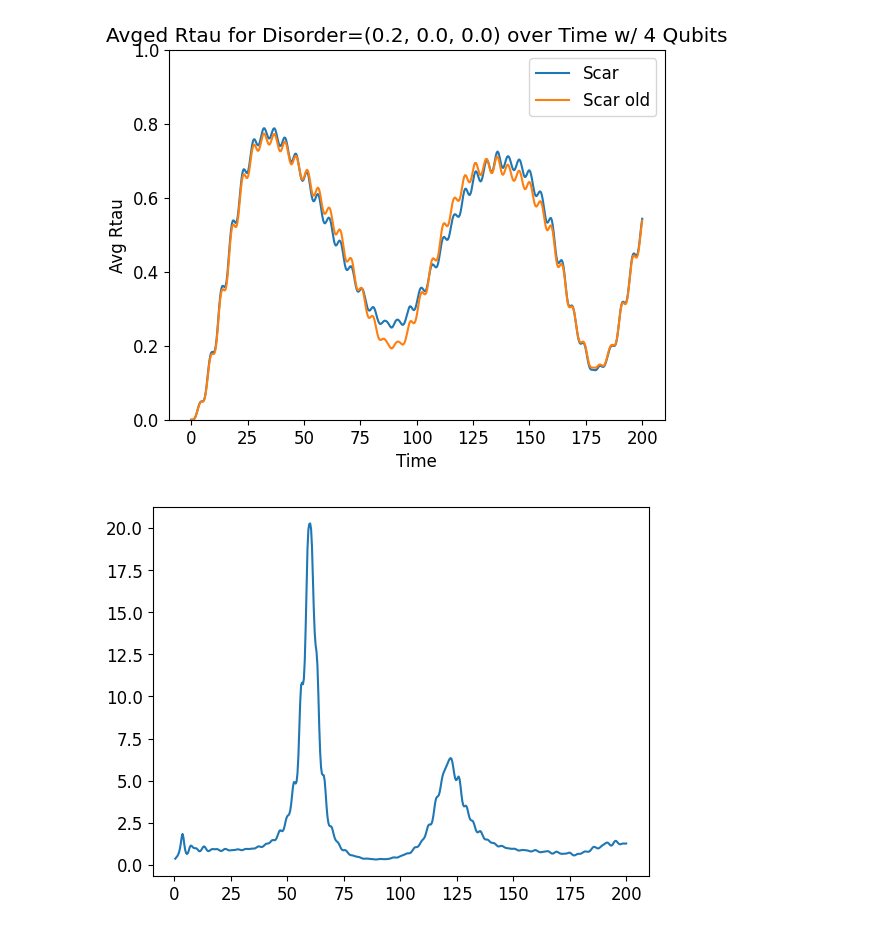
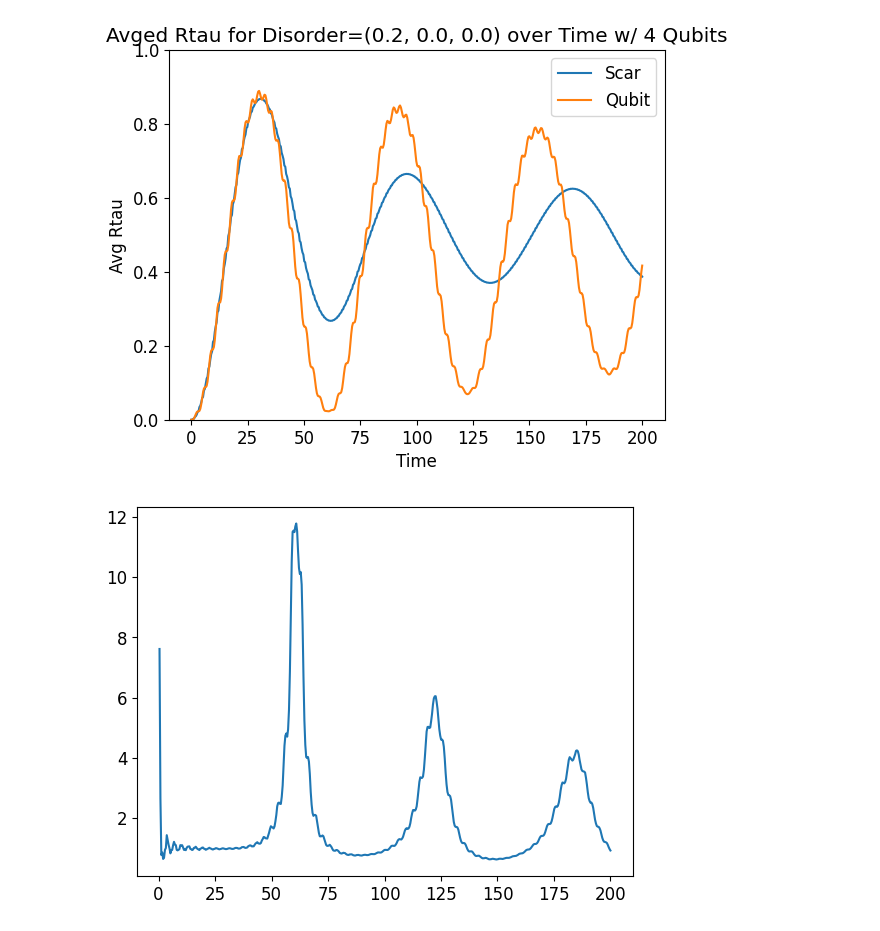
Before and after one commit to Idden/Quantum-Internship, a Jupyter notebook: Quantum_Batteries_Scars/disorder_tests/simple_disorder.ipynb, the cells around one changed output. Saved outputs shown, nothing was run; the diff lists cells and outputs as text; code cells hidden in the pictures.

Commit message:
random testing

```diff
--- a/Quantum_Batteries_Scars/disorder_tests/simple_disorder.ipynb
+++ b/Quantum_Batteries_Scars/disorder_tests/simple_disorder.ipynb
@@ -5,27 +5,29 @@ import matplotlib.pyplot as plt
 from quantumScarFunctions import *
 from quantumScarsPlotting import *
 # %%
-wd = 0.6365091993031
+wd = 0.6366896896896898
 wm = 1.0
 tlist = np.linspace(0, 200, 500)
 dz = 0.2
 dy = 0.0
 dx = 0.0
 N = 4
-reals = 1
+reals = 100
 amp = 0.1
-args = {"A": amp, "omega": wd}
+args = {"A": amp, "omega": wd * 5.0}
 qargs = {"A": amp, "omega": wm}
 
 tscar_dR = []
 scar_dR = []
 qubit_dR = []
 
-H0_clean, H1, eigenvalues, eigenstates, psi0, basisList = get_scar_ham(N)
+H0_clean, eigenvalues, eigenstates, psi0, basisList = get_scar_ham(N, ohms=5.0)
+H1, driveWeights = get_scar_H1(N, basisList)
+qH0_clean, qH1, qeigvals, qeigstates = get_qubit_ham(N, wm=wm)
 
 # random diagonal with zero mean
 for _ in range(reals):
-    H0 = getDisorderedScarHam(H0_clean, N, basisList, ham_disorder=[dz, dy, dx], random_seed=True)
+    H0, eigenvalues, eigenstates = get_dis_scar_ham(H0_clean, N, basisList, ham_disorder=[dz, dy, dx])
 
     H = qt.QobjEvo([H0, [H1, coeff]], args=args)
     psi_t = qt.sesolve(H, eigenstates[0], tlist, e_ops=[H0])
@@ -34,52 +36,39 @@ for _ in range(reals):
     scar_dR.append(Rtau)
 
 
-# random diagonal with zero mean
 for _ in range(reals):
-    H0_clean, H1, eigenvalues, eigenstates, psi0, basisList = get_scar_ham(N, ham_disorder=[dz, dy, dx], random_seed=True)
-
-    H = qt.QobjEvo([H0_clean, [H1, coeff]], args=args)
-    psi_t = qt.sesolve(H, eigenstates[0], tlist, e_ops=[H0_clean])
-
-    Rtau = np.real(psi_t.expect[0] - psi_t.expect[0][0]) / (eigenvalues[-1] - eigenvalues[0])
-    tscar_dR.append(Rtau)
-
-
-
-for _ in range(reals):
-    qH0, qH1, qeigvals, qeigstates = get_qubit_ham(N, wm=wm, ham_disorder=[dz, dy, dx], random_seed=True, sigz_ham=False)
+    qH0, qeigvals, qeigstates = get_dis_qubit_ham(qH0_clean, N, ham_disorder=[dz, dy, dx])
     qband = qeigvals[-1] - qeigvals[0]
 
     qH = qt.QobjEvo([qH0, [qH1, coeff]], args=qargs)
     qpsi_t = qt.sesolve(qH, qeigstates[0], tlist, e_ops=[qH0])
 
     qRtau = np.real(qpsi_t.expect[0] - qpsi_t.expect[0][0]) / qband
     qubit_dR.append(qRtau)
 
 scar_dR = np.array(scar_dR)
 plotScar = np.mean(scar_dR, axis=0)
 
 qubit_dR = np.array(qubit_dR)
 plotQubit = np.mean(qubit_dR, axis=0)
 
 tscar_dR = np.array(tscar_dR)
 tplotQubit = np.mean(tscar_dR, axis=0)
 
 plt.plot(tlist, plotScar, label="Scar")
-# plt.plot(tlist, plotQubit, label="Qubit")
-plt.plot(tlist, tplotQubit, label="Scar old")
+plt.plot(tlist, plotQubit, label="Qubit")
 plt.title(f"Avged Rtau for Disorder={dz, dy, dx} over Time w/ {N} Qubits")
 plt.ylabel("Avg Rtau")
 plt.xlabel("Time")
 plt.ylim(0, 1)
 plt.legend()
 plt.show()
 
 plt.plot(tlist, plotScar / plotQubit, label="Ratio")
 plt.show()
 # %% [output]
-[figure, old version]
+[figure, new version]
-[figure, old version]
+[figure, new version]
 # %%
 plotProbZ2Time(H0, N, psi0, t=100)
 # %% [output]
```
Also changed, not shown: parts of 1 cell of this notebook, 3 other files.
